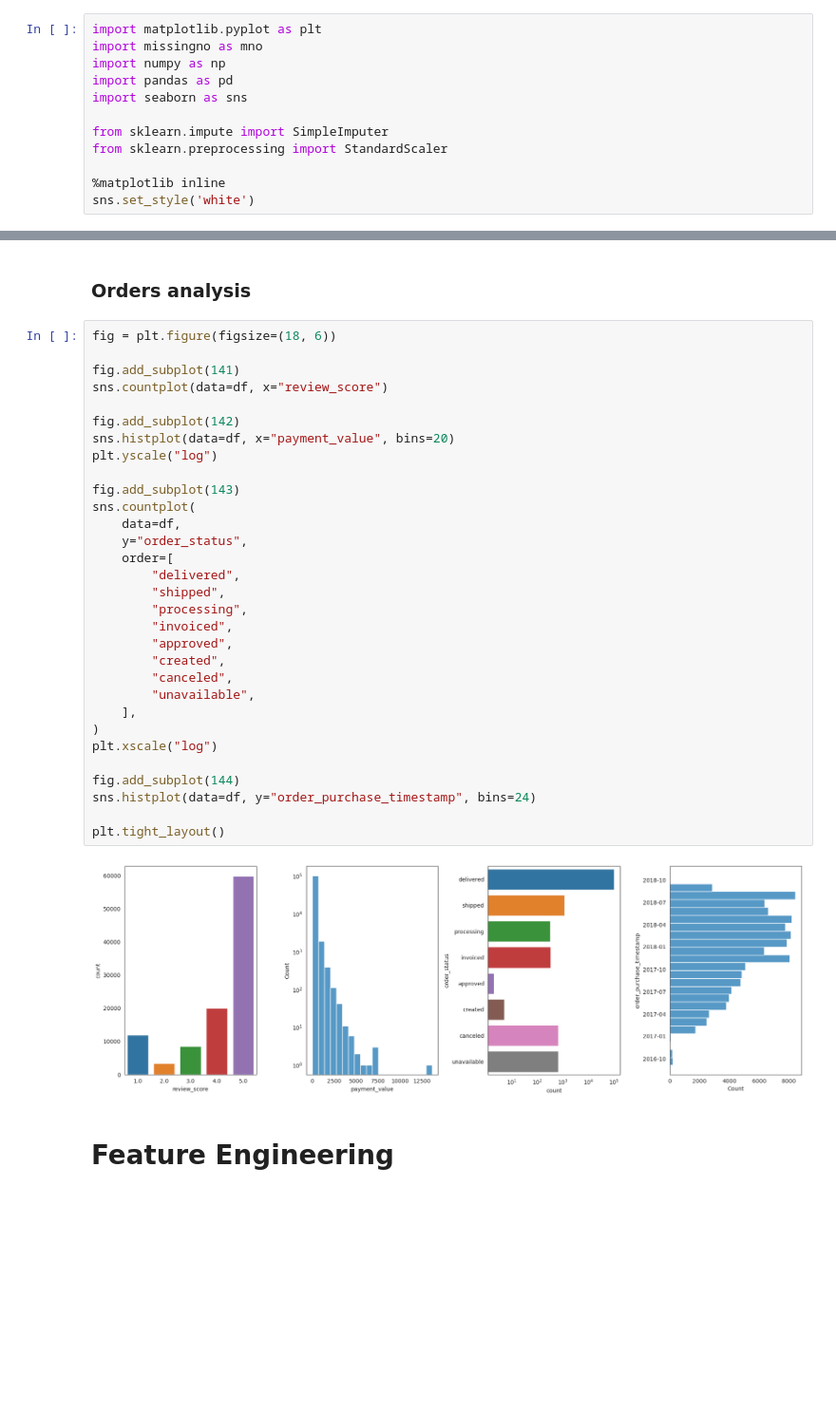
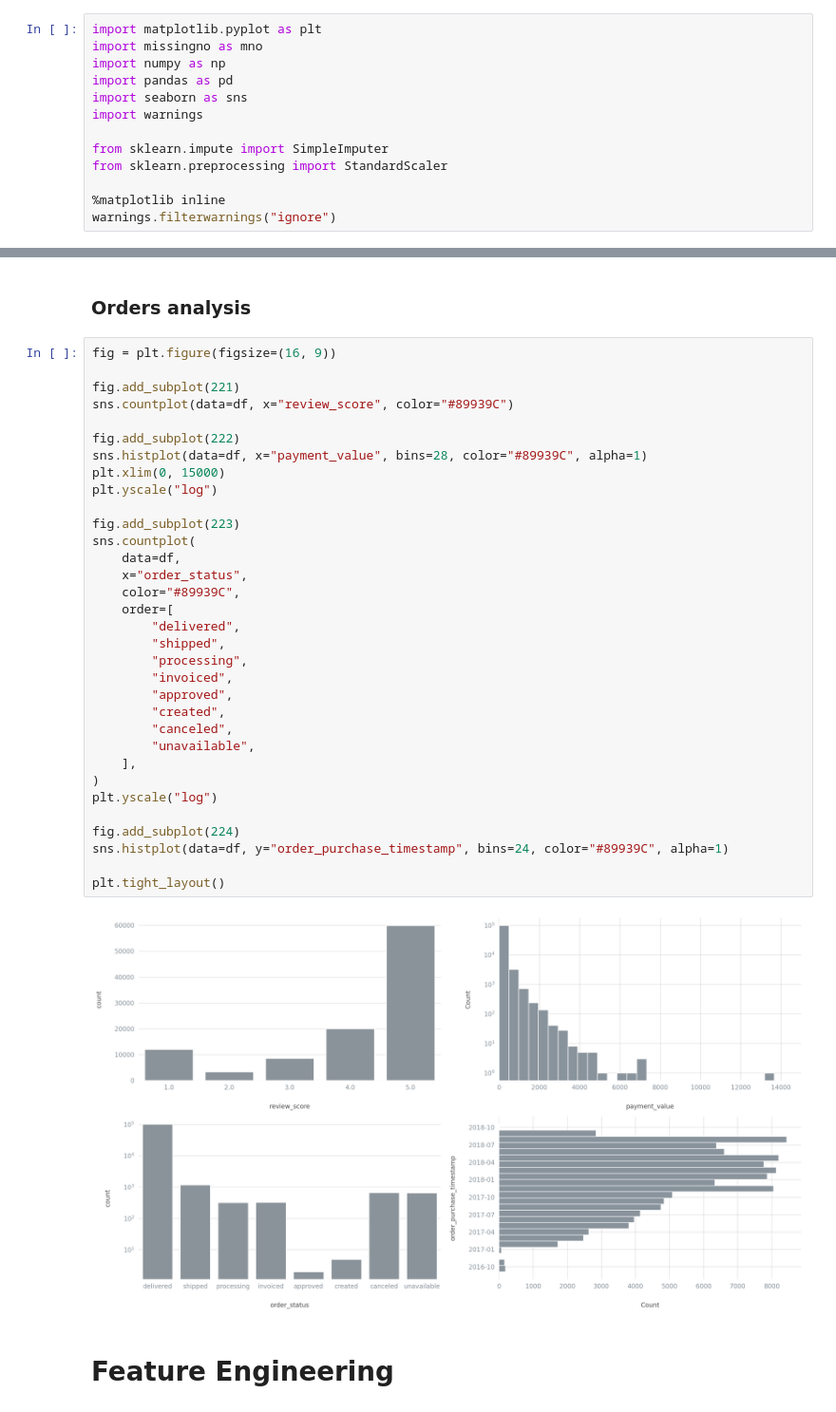
Before and after one commit to vicmcl/e-commerce, a Jupyter notebook: notebook_eda.ipynb, the cells around one changed output, grey strips where cells are left out. Shown at 95% size. Saved outputs shown, nothing was run; the diff lists cells and outputs as text; blank space fills up the shorter version.

Commit message:
Custom plots and axis

```diff
--- a/notebook_eda.ipynb
+++ b/notebook_eda.ipynb
@@ -9,12 +9,13 @@ import missingno as mno
 import numpy as np
 import pandas as pd
 import seaborn as sns
+import warnings
 
 from sklearn.impute import SimpleImputer
 from sklearn.preprocessing import StandardScaler
 
 %matplotlib inline
-sns.set_style('white')
+warnings.filterwarnings("ignore")
 # %%
 orders = pd.read_csv("data/orders.csv").drop(
     ["index", "order_approved_at", "order_delivered_carrier_date"], axis=1
@@ -106,38 +132,40 @@ memory usage: 6.4+ MB
 # %% [markdown]
 ### Orders analysis
 # %%
-fig = plt.figure(figsize=(18, 6))
+fig = plt.figure(figsize=(16, 9))
 
-fig.add_subplot(141)
-sns.countplot(data=df, x="review_score")
+fig.add_subplot(221)
+sns.countplot(data=df, x="review_score", color="#89939C")
 
-fig.add_subplot(142)
-sns.histplot(data=df, x="payment_value", bins=20)
+fig.add_subplot(222)
+sns.histplot(data=df, x="payment_value", bins=28, color="#89939C", alpha=1)
+plt.xlim(0, 15000)
 plt.yscale("log")
 
-fig.add_subplot(143)
+fig.add_subplot(223)
 sns.countplot(
     data=df,
-    y="order_status",
+    x="order_status",
+    color="#89939C",
     order=[
         "delivered",
         "shipped",
         "processing",
         "invoiced",
         "approved",
         "created",
         "canceled",
         "unavailable",
     ],
 )
-plt.xscale("log")
+plt.yscale("log")
 
-fig.add_subplot(144)
-sns.histplot(data=df, y="order_purchase_timestamp", bins=24)
+fig.add_subplot(224)
+sns.histplot(data=df, y="order_purchase_timestamp", bins=24, color="#89939C", alpha=1)
 
 plt.tight_layout()
 # %% [output]
-[figure, old version]
+[figure, new version]
 # %% [markdown]
 # Feature Engineering
 # %% [markdown]
```
Also changed, not shown: parts of 3 cells of this notebook.
